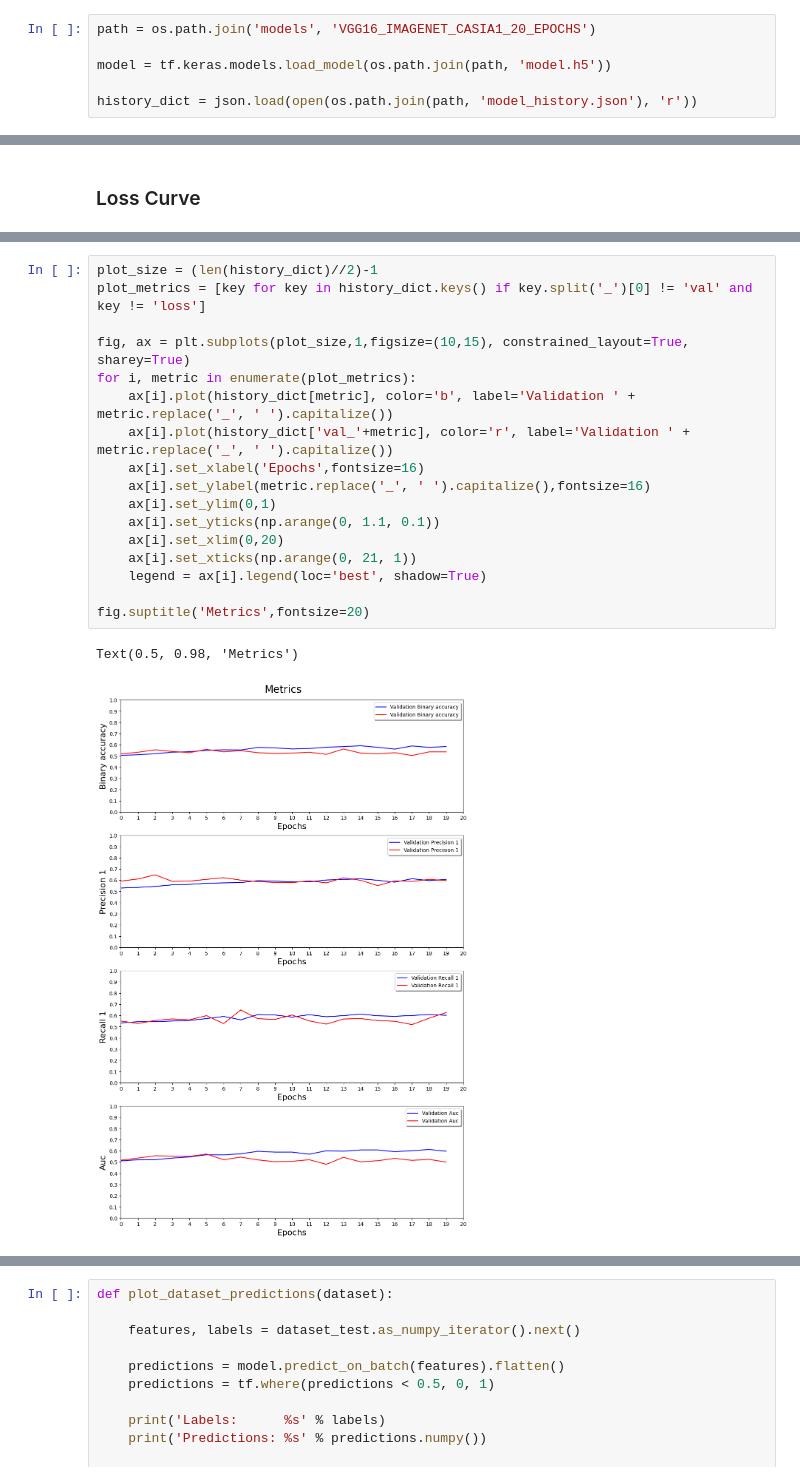
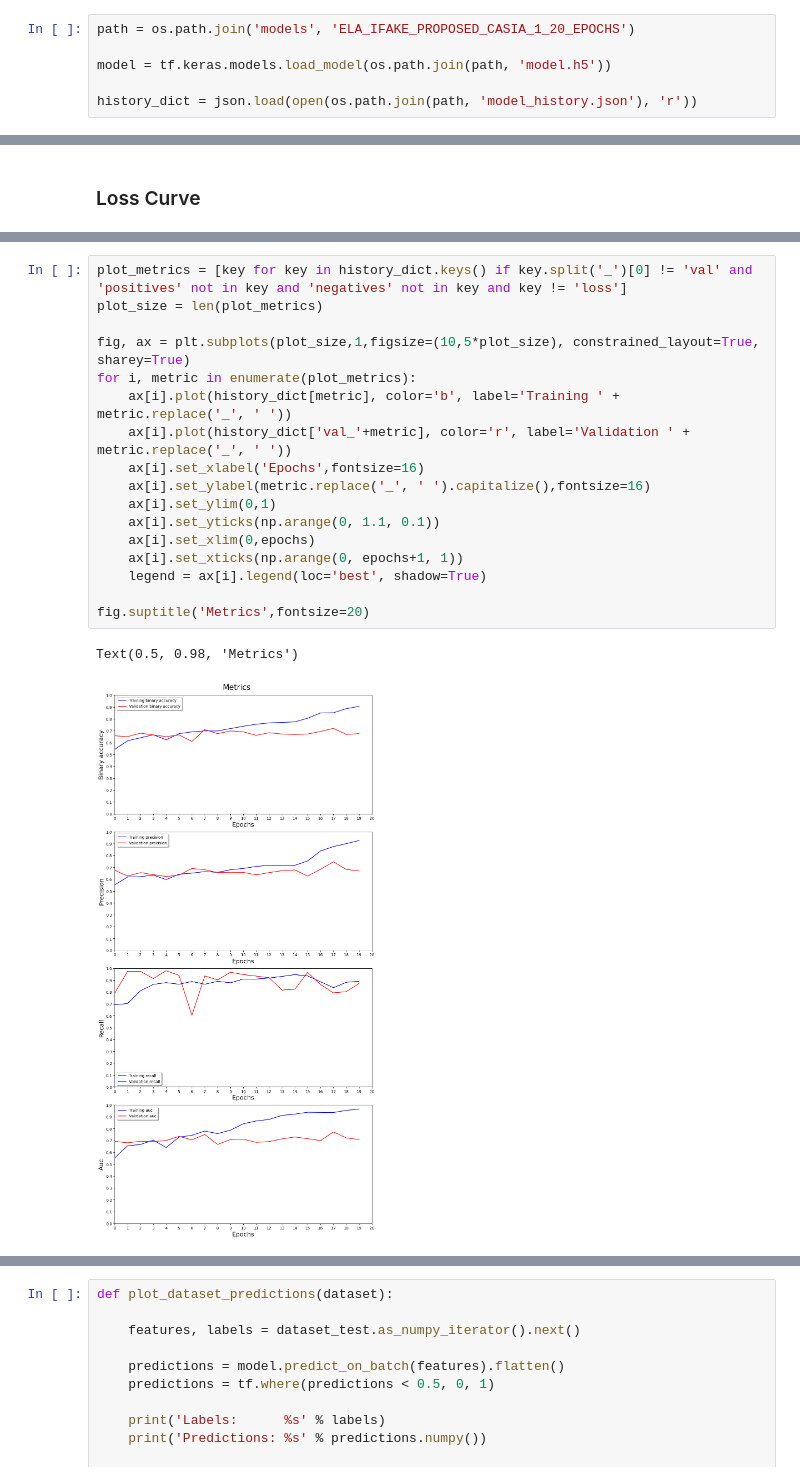
Before and after one commit to Mathwebb/tampering-detection, a Jupyter notebook: ImageForgery.ipynb, the cells around one changed output, grey strips where cells are left out. Saved outputs shown, nothing was run; the diff lists cells and outputs as text.

Commit message:
Updating the plot generation to be more robust

```diff
--- a/ImageForgery.ipynb
+++ b/ImageForgery.ipynb
@@ -269,7 +287,7 @@ json.dump(history_dict, open(os.path.join(path, 'model_history.json'), 'w'))
 # %% [markdown]
 ## Load Model
 # %%
-path = os.path.join('models', 'VGG16_IMAGENET_CASIA1_20_EPOCHS')
+path = os.path.join('models', 'ELA_IFAKE_PROPOSED_CASIA_1_20_EPOCHS')
 
 model = tf.keras.models.load_model(os.path.join(path, 'model.h5'))
 
@@ -293,20 +311,20 @@ Text(0.5, 1.0, 'Loss')
 # %%
-plot_size = (len(history_dict)//2)-1
-plot_metrics = [key for key in history_dict.keys() if key.split('_')[0] != 'val' and key != 'loss']
+plot_metrics = [key for key in history_dict.keys() if key.split('_')[0] != 'val' and 'positives' not in key and 'negatives' not in key and key != 'loss']
+plot_size = len(plot_metrics)
 
-fig, ax = plt.subplots(plot_size,1,figsize=(10,15), constrained_layout=True, sharey=True)
+fig, ax = plt.subplots(plot_size,1,figsize=(10,5*plot_size), constrained_layout=True, sharey=True)
 for i, metric in enumerate(plot_metrics):
-    ax[i].plot(history_dict[metric], color='b', label='Validation ' + metric.replace('_', ' ').capitalize())
-    ax[i].plot(history_dict['val_'+metric], color='r', label='Validation ' + metric.replace('_', ' ').capitalize())
+    ax[i].plot(history_dict[metric], color='b', label='Training ' + metric.replace('_', ' '))
+    ax[i].plot(history_dict['val_'+metric], color='r', label='Validation ' + metric.replace('_', ' '))
     ax[i].set_xlabel('Epochs',fontsize=16)
     ax[i].set_ylabel(metric.replace('_', ' ').capitalize(),fontsize=16)
     ax[i].set_ylim(0,1)
     ax[i].set_yticks(np.arange(0, 1.1, 0.1))
-    ax[i].set_xlim(0,20)
-    ax[i].set_xticks(np.arange(0, 21, 1))
+    ax[i].set_xlim(0,epochs)
+    ax[i].set_xticks(np.arange(0, epochs+1, 1))
     legend = ax[i].legend(loc='best', shadow=True)
 
 fig.suptitle('Metrics',fontsize=20)
 # %% [output]
 Text(0.5, 0.98, 'Metrics')
-[figure, old version]
+[figure, new version]
```
Also changed, not shown: parts of 10 cells of this notebook.
